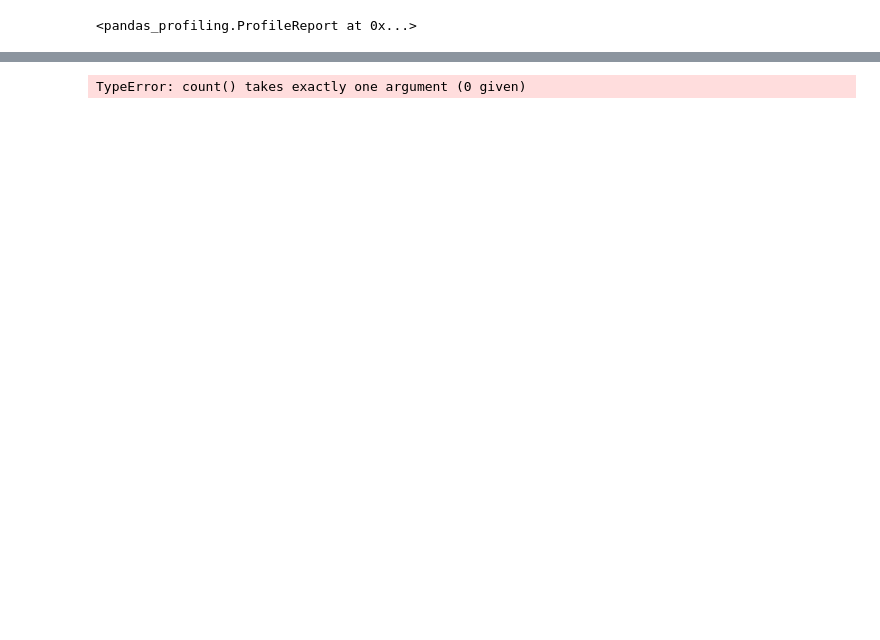
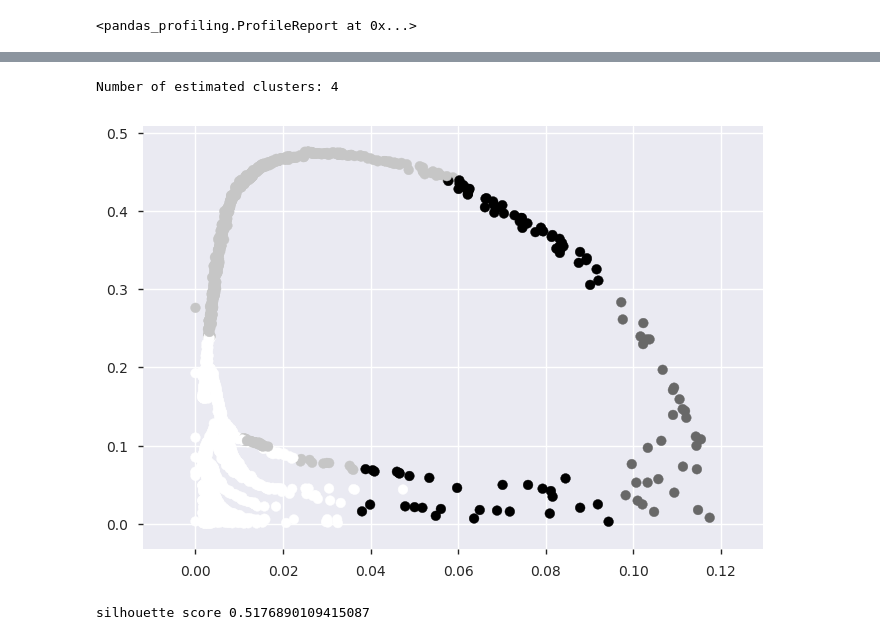
Before and after one commit to RobKnop/ThinkfulDataScienceBootcamp, a Jupyter notebook: Main/4.2.5_Challenge_Clusters.ipynb, the cells around one changed output, grey strips where cells are left out. Saved outputs shown, nothing was run; the diff lists cells and outputs as text; code cells hidden in the pictures; blank space fills up the shorter version.

```diff
--- a/Main/4.2.5_Challenge_Clusters.ipynb
+++ b/Main/4.2.5_Challenge_Clusters.ipynb
@@ -76,23 +85,29 @@ X_train.info()
 # %%
 from sklearn.cluster import MeanShift, estimate_bandwidth
 
 # Here we set the bandwidth. This function automatically derives a bandwidth
 # number based on an inspection of the distances among points in the data.
 bandwidth = estimate_bandwidth(X_train, quantile=0.2, n_samples=500)
 
 # Declare and fit the model.
 ms = MeanShift(bandwidth=bandwidth, bin_seeding=True)
 ms.fit(X_train)
 
 # Extract cluster assignments for each data point.
 labels = ms.labels_
-print(list(labels).count())
+
 # Coordinates of the cluster centers.
 cluster_centers = ms.cluster_centers_
 
 # Count our clusters.
 n_clusters_ = len(np.unique(labels))
 
 print("Number of estimated clusters: {}".format(n_clusters_))
+plt.scatter(X_train[:, 0], X_train[:, 1], c=labels)
+plt.show()
+
+print('silhouette score', metrics.silhouette_score(X_train, labels, metric='euclidean'))
 # %% [output]
-TypeError: count() takes exactly one argument (0 given)
+Number of estimated clusters: 4
+[figure, added]
+silhouette score 0.5176890109415087
```
Also changed, not shown: parts of 19 cells of this notebook, 1 other file.
